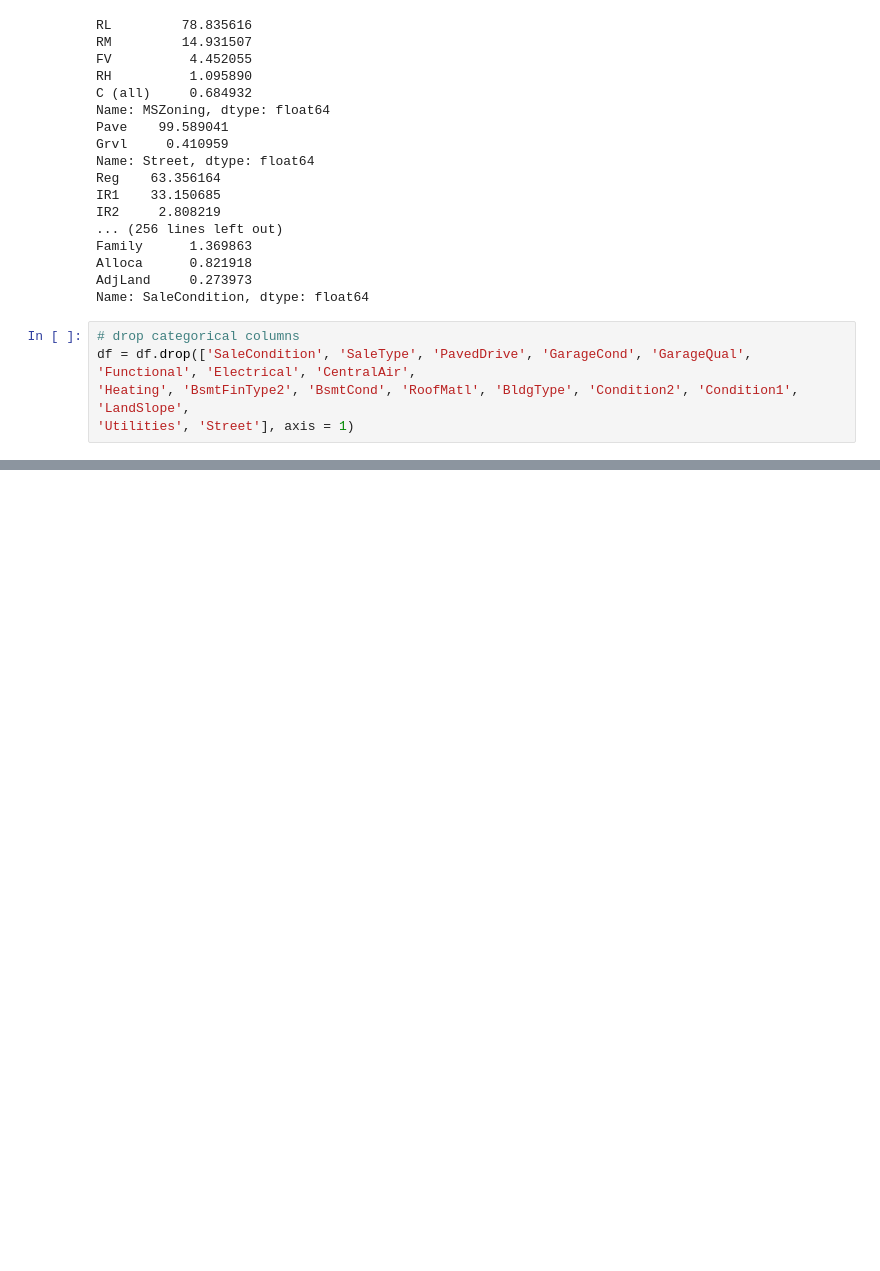
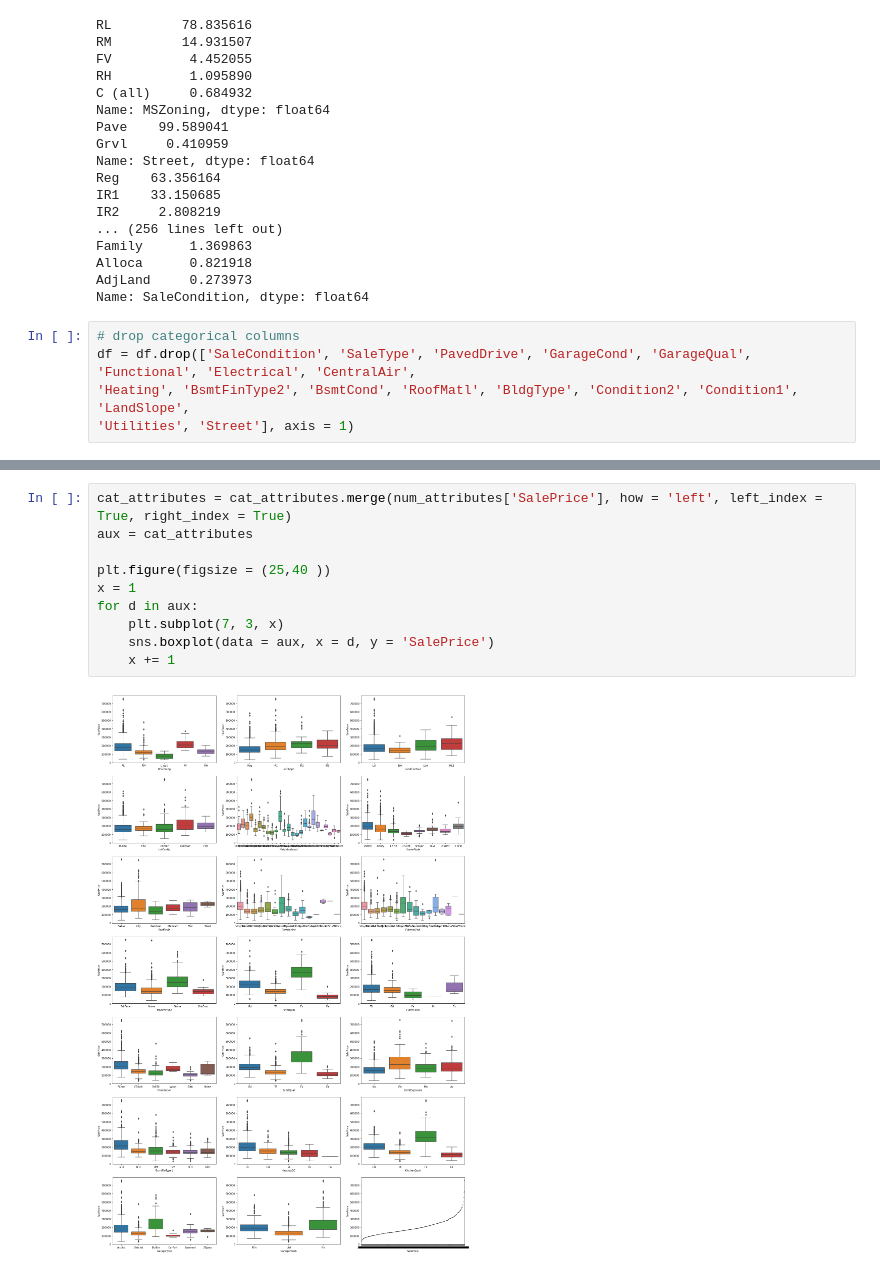
Before and after one commit to daianeklein/House-Prices-advRegressionTechniques, a Jupyter notebook: Adv-House-Prediction.ipynb, the cells around one changed output, grey strips where cells are left out. Saved outputs shown, nothing was run; the diff lists cells and outputs as text; blank space fills up the shorter version.

```diff
--- a/Adv-House-Prediction.ipynb
+++ b/Adv-House-Prediction.ipynb
@@ -281,0 +346,12 @@ for d in aux:
+# %%
+cat_attributes = cat_attributes.merge(num_attributes['SalePrice'], how = 'left', left_index = True, right_index = True)
+aux = cat_attributes
+
+plt.figure(figsize = (25,40 ))
+x = 1
+for d in aux:
+    plt.subplot(7, 3, x)
+    sns.boxplot(data = aux, x = d, y = 'SalePrice')
+    x += 1
+# %% [output]
+[figure, added]
```
Also changed, not shown: parts of 35 cells of this notebook.
